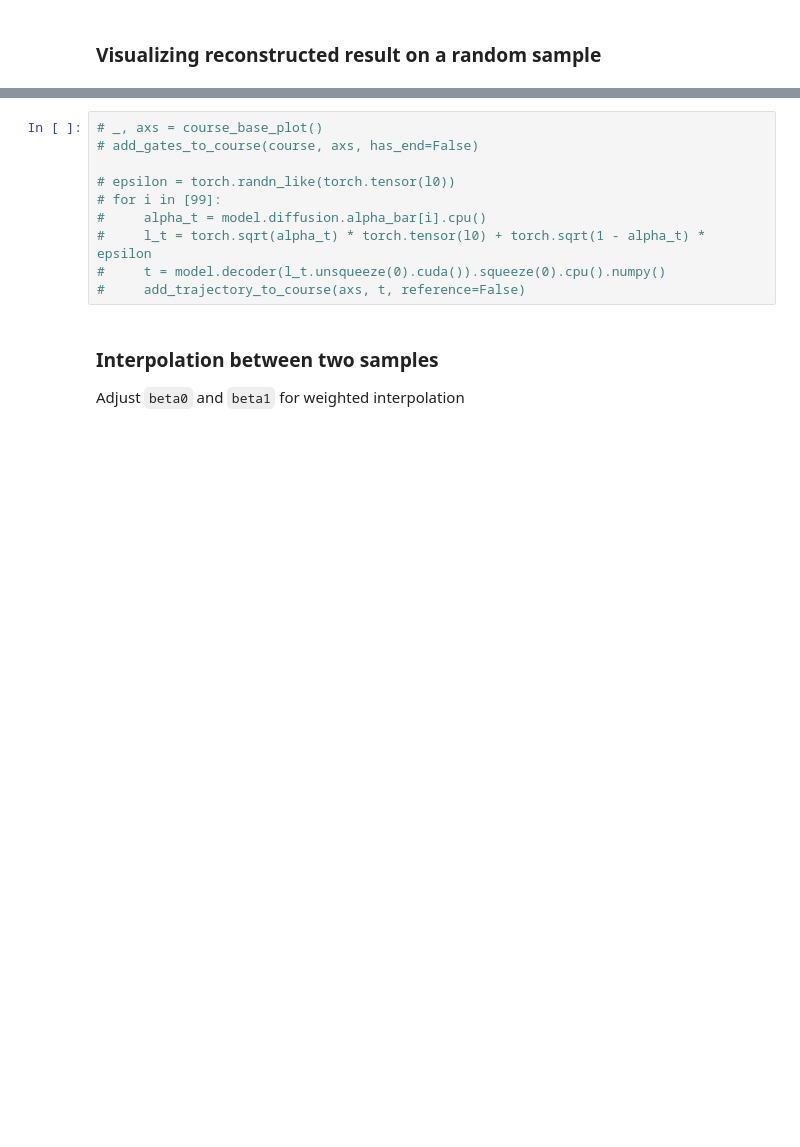
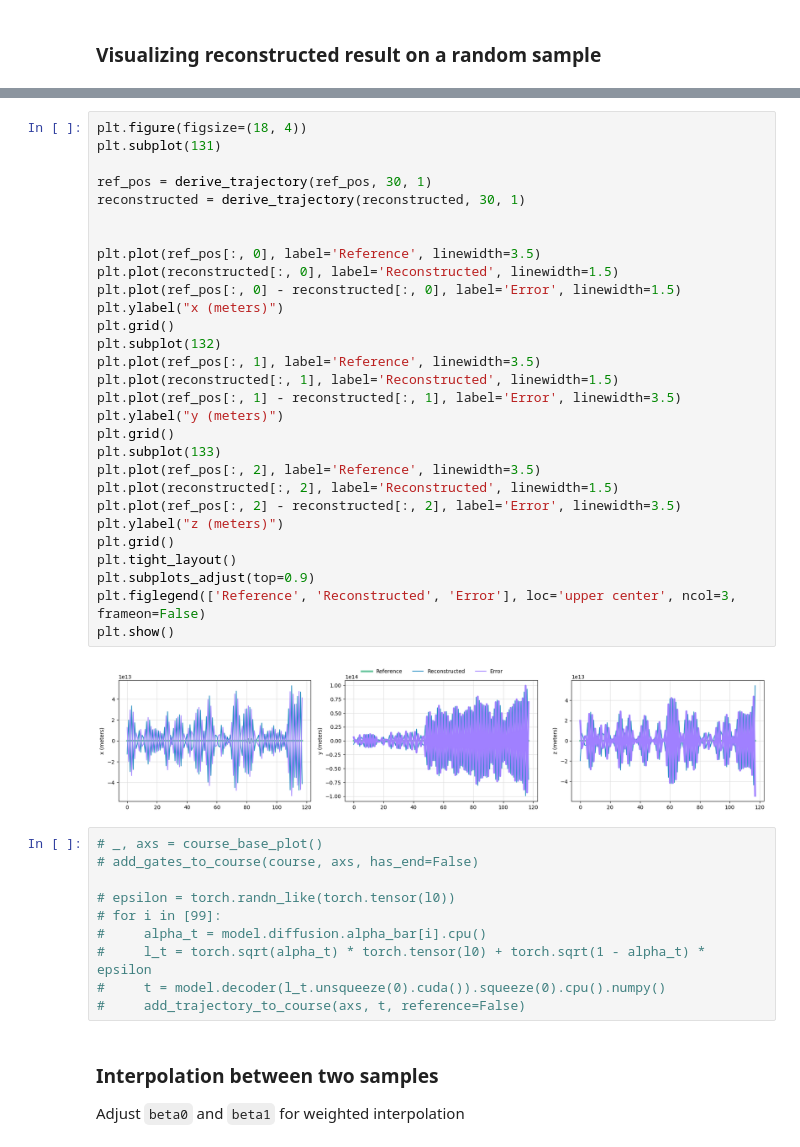
Before and after one commit to sparthaje/quadrotor-diffusion, a Jupyter notebook: notebooks/vae.ipynb, the cells around one changed output, grey strips where cells are left out. Drawn from its saved outputs; the diff is of its cells as text; blank space fills up the shorter version.

```diff
--- a/notebooks/vae.ipynb
+++ b/notebooks/vae.ipynb
@@ -99,3 +104,34 @@ plt.show()
+# %%
+plt.figure(figsize=(18, 4))
+plt.subplot(131)
+
+ref_pos = derive_trajectory(ref_pos, 30, 1)
+reconstructed = derive_trajectory(reconstructed, 30, 1)
+
+
+plt.plot(ref_pos[:, 0], label='Reference', linewidth=3.5)
+plt.plot(reconstructed[:, 0], label='Reconstructed', linewidth=1.5)
+plt.plot(ref_pos[:, 0] - reconstructed[:, 0], label='Error', linewidth=1.5)
+plt.ylabel("x (meters)")
+plt.grid()
+plt.subplot(132)
+plt.plot(ref_pos[:, 1], label='Reference', linewidth=3.5)
+plt.plot(reconstructed[:, 1], label='Reconstructed', linewidth=1.5)
+plt.plot(ref_pos[:, 1] - reconstructed[:, 1], label='Error', linewidth=3.5)
+plt.ylabel("y (meters)")
+plt.grid()
+plt.subplot(133)
+plt.plot(ref_pos[:, 2], label='Reference', linewidth=3.5)
+plt.plot(reconstructed[:, 2], label='Reconstructed', linewidth=1.5)
+plt.plot(ref_pos[:, 2] - reconstructed[:, 2], label='Error', linewidth=3.5)
+plt.ylabel("z (meters)")
+plt.grid()
+plt.tight_layout()
+plt.subplots_adjust(top=0.9)
+plt.figlegend(['Reference', 'Reconstructed', 'Error'], loc='upper center', ncol=3, frameon=False)
+plt.show()
+# %% [output]
+[figure, added]
 # %%
 # _, axs = course_base_plot()
 # add_gates_to_course(course, axs, has_end=False)
```
Also changed, not shown: parts of 9 cells of this notebook, 14 other files.
